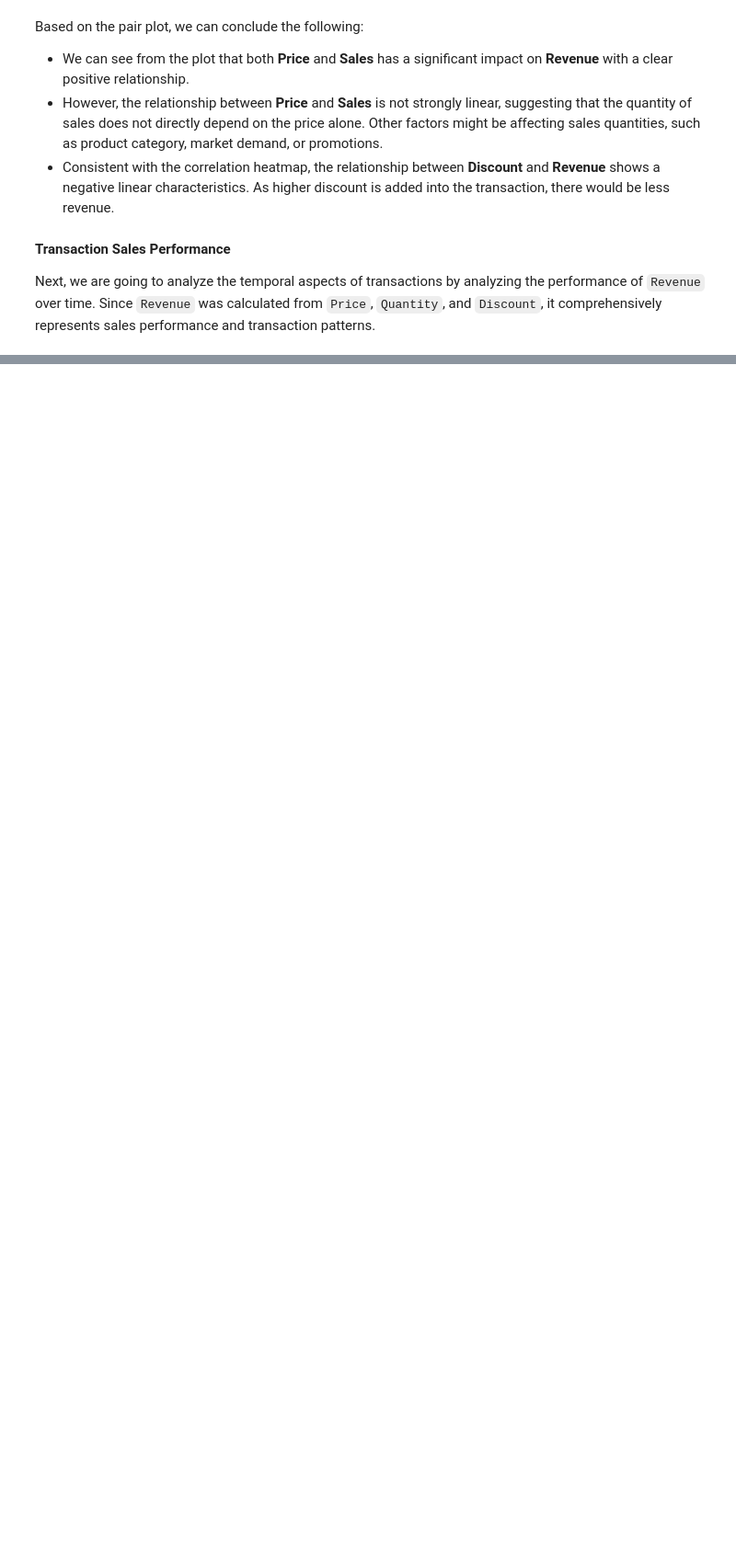
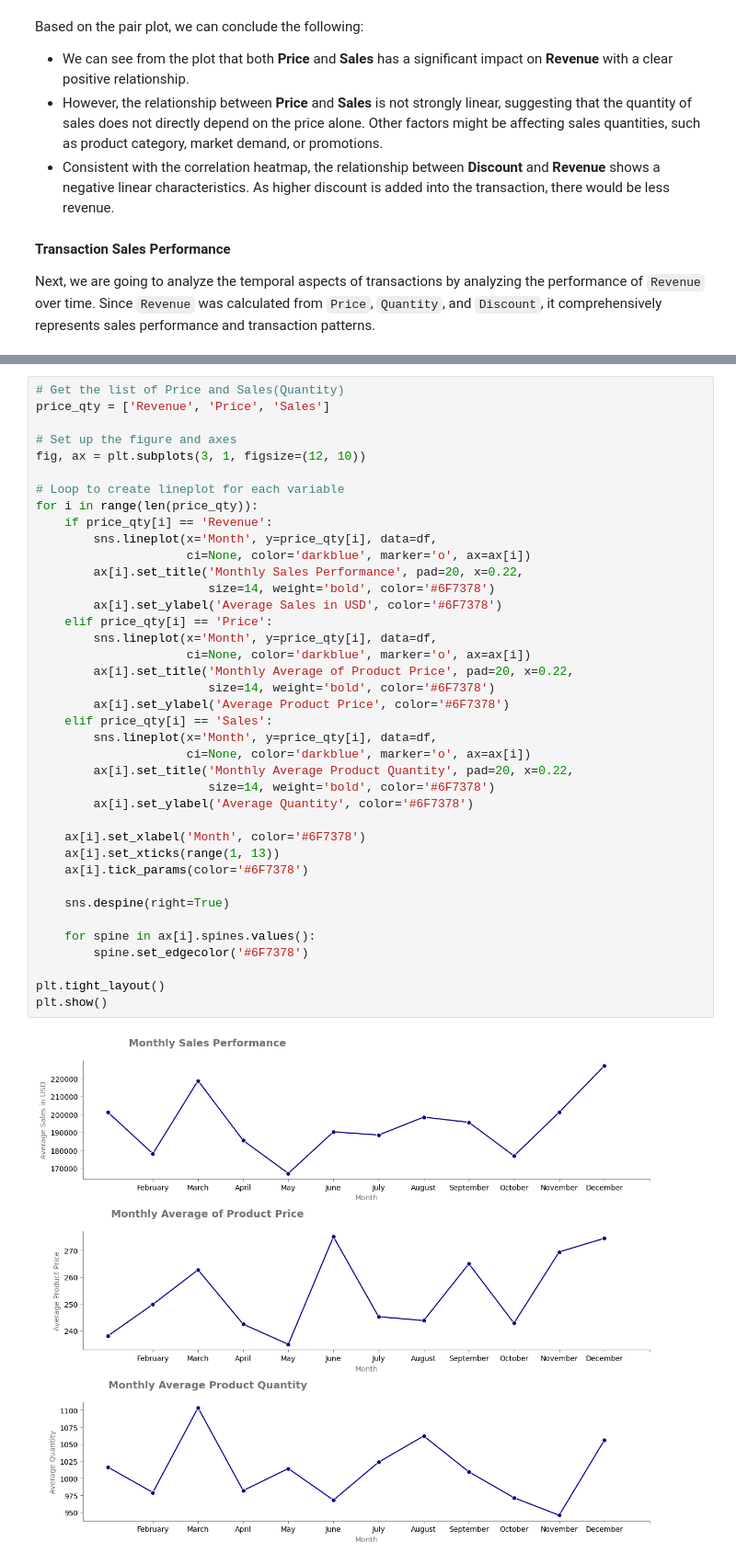
Before and after one commit to lazuardifp19/lazuardfp_portfolio, a Jupyter notebook: Ecommerce Analysis K Means/ecommerce-analysis.ipynb, the cells around one changed output, grey strips where cells are left out. Shown at 92% size. Drawn from its saved outputs; the diff is of its cells as text; blank space fills up the shorter version.

```diff
--- a/Ecommerce Analysis K Means/ecommerce-analysis.ipynb
+++ b/Ecommerce Analysis K Means/ecommerce-analysis.ipynb
@@ -605,0 +687,41 @@ plt.show()
+# %%
+# Get the list of Price and Sales(Quantity)
+price_qty = ['Revenue', 'Price', 'Sales']
+
+# Set up the figure and axes
+fig, ax = plt.subplots(3, 1, figsize=(12, 10))
+
+# Loop to create lineplot for each variable
+for i in range(len(price_qty)):
+    if price_qty[i] == 'Revenue':
+        sns.lineplot(x='Month', y=price_qty[i], data=df,
+                     ci=None, color='darkblue', marker='o', ax=ax[i])
+        ax[i].set_title('Monthly Sales Performance', pad=20, x=0.22,
+                        size=14, weight='bold', color='#6F7378')
+        ax[i].set_ylabel('Average Sales in USD', color='#6F7378')
+    elif price_qty[i] == 'Price':
+        sns.lineplot(x='Month', y=price_qty[i], data=df,
+                     ci=None, color='darkblue', marker='o', ax=ax[i])
+        ax[i].set_title('Monthly Average of Product Price', pad=20, x=0.22,
+                        size=14, weight='bold', color='#6F7378')
+        ax[i].set_ylabel('Average Product Price', color='#6F7378')
+    elif price_qty[i] == 'Sales':
+        sns.lineplot(x='Month', y=price_qty[i], data=df,
+                     ci=None, color='darkblue', marker='o', ax=ax[i])
+        ax[i].set_title('Monthly Average Product Quantity', pad=20, x=0.22,
+                        size=14, weight='bold', color='#6F7378')
+        ax[i].set_ylabel('Average Quantity', color='#6F7378')
+
+    ax[i].set_xlabel('Month', color='#6F7378')
+    ax[i].set_xticks(range(1, 13))
+    ax[i].tick_params(color='#6F7378')
+
+    sns.despine(right=True)
+
+    for spine in ax[i].spines.values():
+        spine.set_edgecolor('#6F7378')
+
+plt.tight_layout()
+plt.show()
+# %% [output]
+[figure, added]
```
Also changed, not shown: parts of 15 cells of this notebook.
